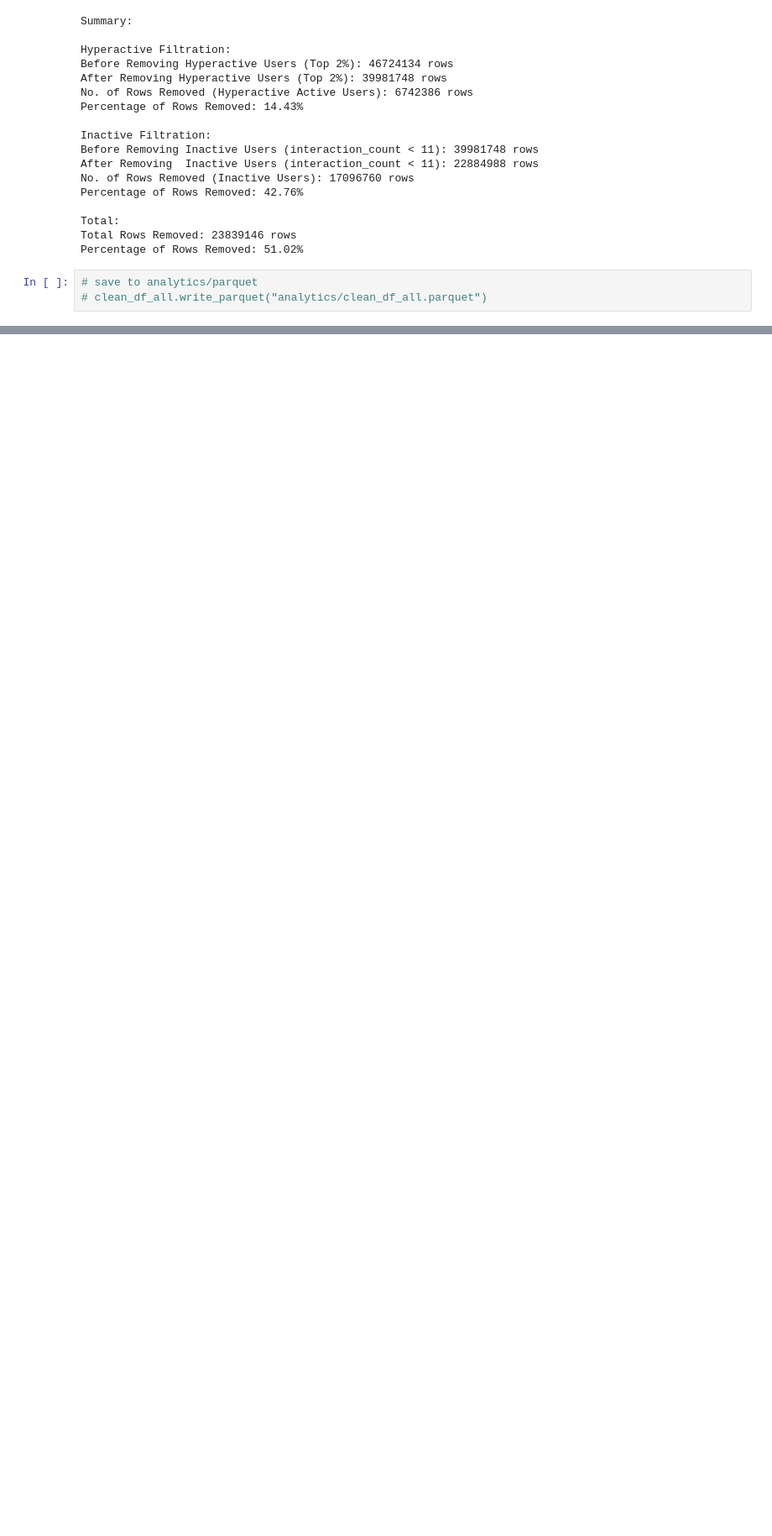
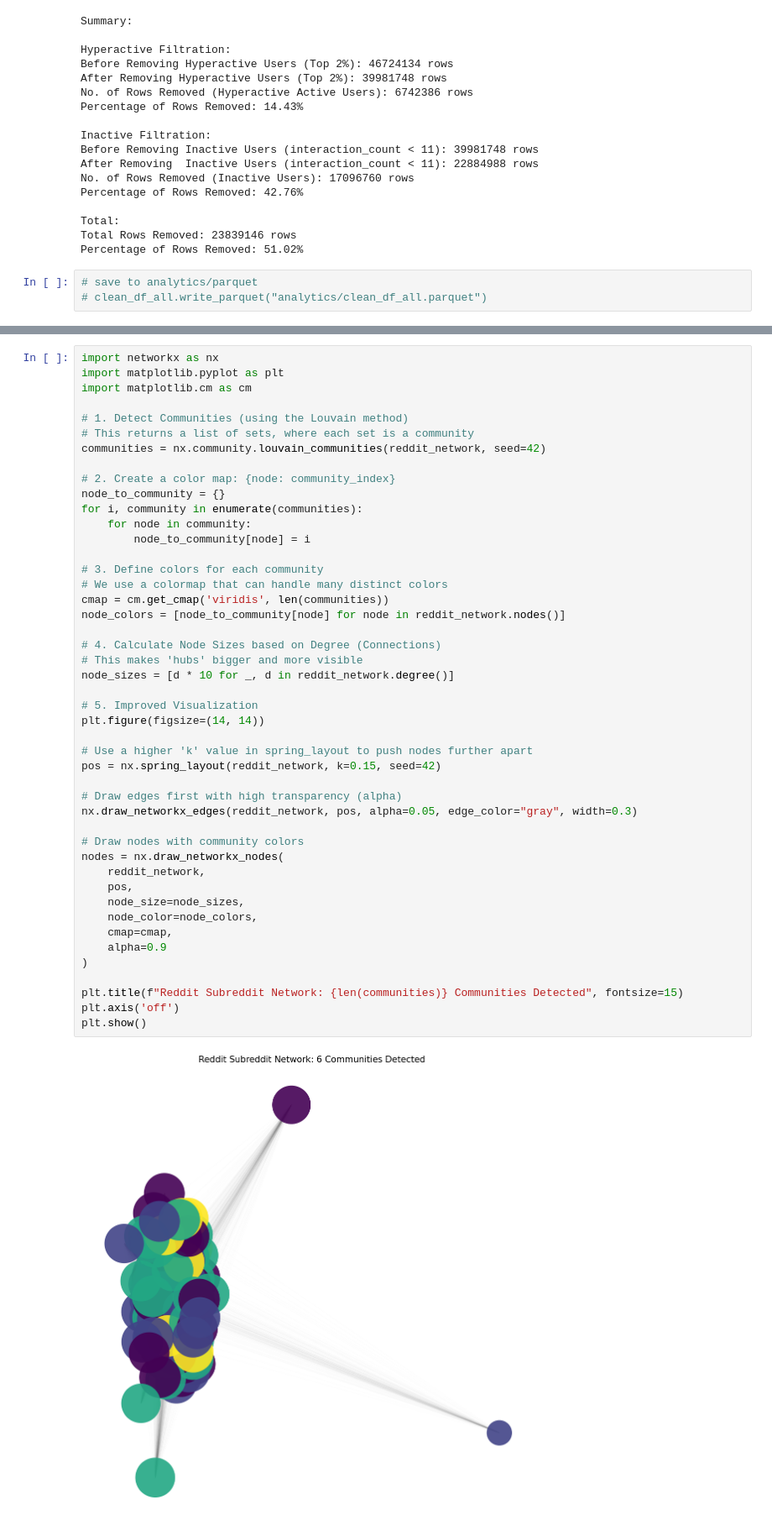
Before and after one commit to Donyl-Alcantara/Accesslab_MiniProject_Alcantara-Vocal, a Jupyter notebook: 04 Network Topology.ipynb, the cells around one changed output, grey strips where cells are left out. Shown at 84% size. Drawn from its saved outputs; the diff is of its cells as text; blank space fills up the shorter version.

```diff
--- a/04 Network Topology.ipynb
+++ b/04 Network Topology.ipynb
@@ -716,0 +887,48 @@ Percentage of Rows Removed: 51.02%
+# %%
+import networkx as nx
+import matplotlib.pyplot as plt
+import matplotlib.cm as cm
+
+# 1. Detect Communities (using the Louvain method)
+# This returns a list of sets, where each set is a community
+communities = nx.community.louvain_communities(reddit_network, seed=42)
+
+# 2. Create a color map: {node: community_index}
+node_to_community = {}
+for i, community in enumerate(communities):
+    for node in community:
+        node_to_community[node] = i
+
+# 3. Define colors for each community
+# We use a colormap that can handle many distinct colors
+cmap = cm.get_cmap('viridis', len(communities))
+node_colors = [node_to_community[node] for node in reddit_network.nodes()]
+
+# 4. Calculate Node Sizes based on Degree (Connections)
+# This makes 'hubs' bigger and more visible
+node_sizes = [d * 10 for _, d in reddit_network.degree()]
+
+# 5. Improved Visualization
+plt.figure(figsize=(14, 14))
+
+# Use a higher 'k' value in spring_layout to push nodes further apart
+pos = nx.spring_layout(reddit_network, k=0.15, seed=42)
+
+# Draw edges first with high transparency (alpha)
+nx.draw_networkx_edges(reddit_network, pos, alpha=0.05, edge_color="gray", width=0.3)
+
+# Draw nodes with community colors
+nodes = nx.draw_networkx_nodes(
+    reddit_network,
+    pos,
+    node_size=node_sizes,
+    node_color=node_colors,
+    cmap=cmap,
+    alpha=0.9
+)
+
+plt.title(f"Reddit Subreddit Network: {len(communities)} Communities Detected", fontsize=15)
+plt.axis('off')
+plt.show()
+# %% [output]
+[figure, added]
```
Also changed, not shown: parts of 26 cells of this notebook.
